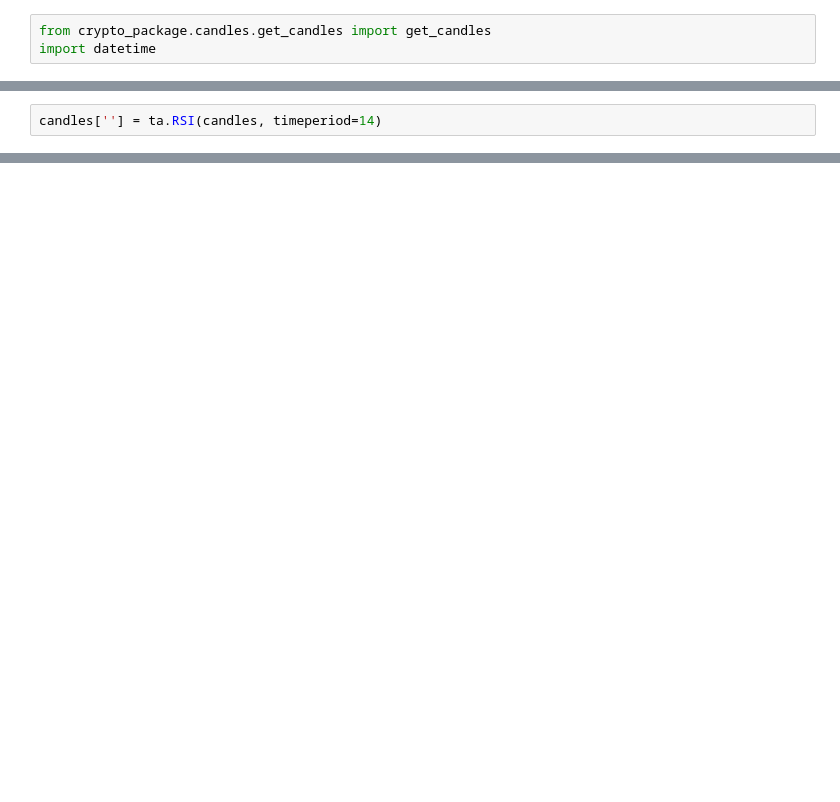
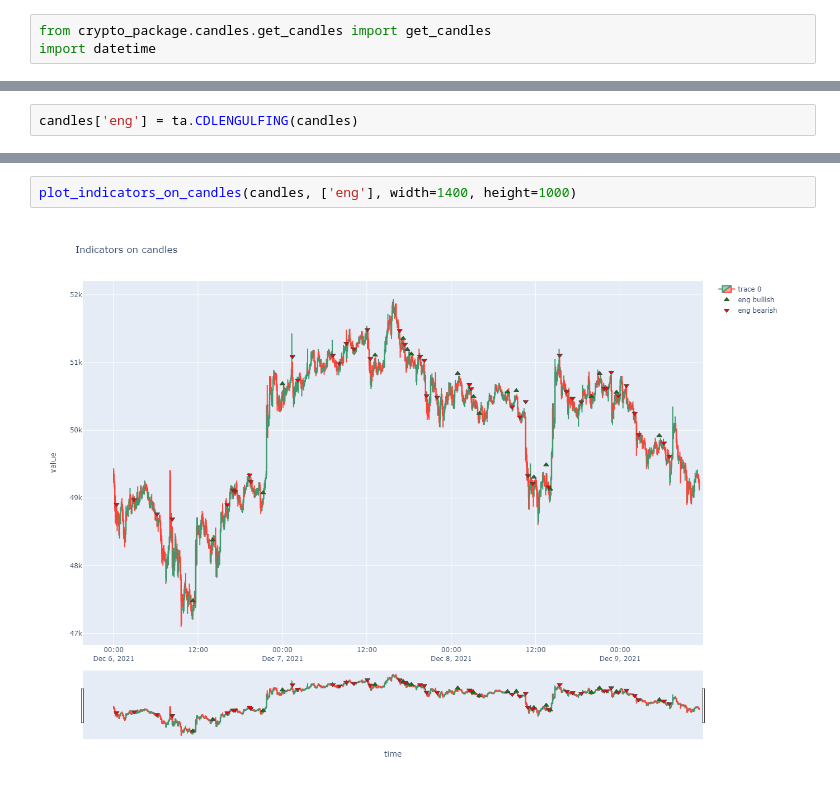
Before and after one commit to TheOnlyCryptoParadise/jupyter, a Jupyter notebook: work/pattern_tests.ipynb, the cells around one changed output, grey strips where cells are left out. Drawn from its saved outputs; the diff is of its cells as text; blank space fills up the shorter version.

```diff
--- a/work/pattern_tests.ipynb
+++ b/work/pattern_tests.ipynb
@@ -28,2 +37,2 @@ plot_candles(candles, height=1000)
 # %%
-candles[''] = ta.RSI(candles, timeperiod=14)
+candles['eng'] = ta.CDLENGULFING(candles)
@@ -29,0 +109,4 @@ candles[''] = ta.RSI(candles, timeperiod=14)
+# %%
+plot_indicators_on_candles(candles, ['eng'], width=1400, height=1000)
+# %% [output]
+[figure, added]
```
Also changed, not shown: parts of 19 cells of this notebook, 7 other files.
